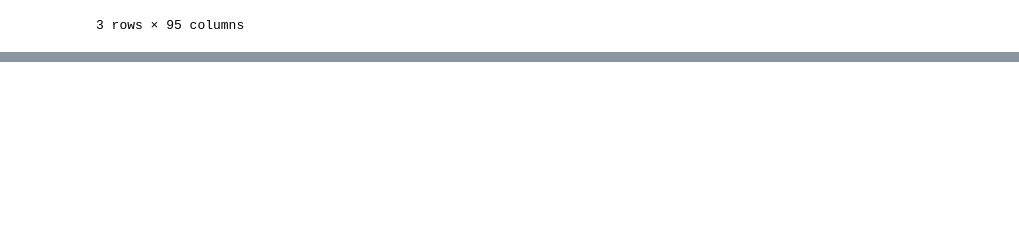
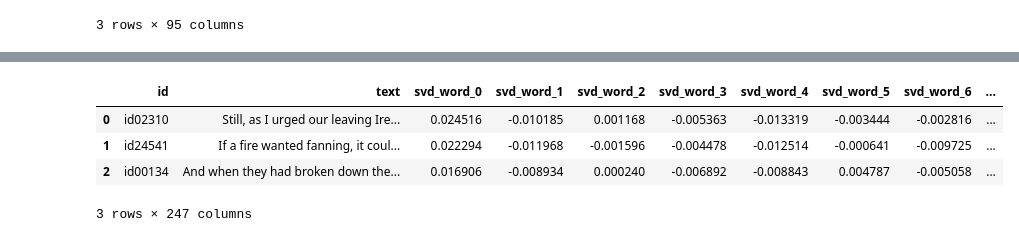
Before and after one commit to AntonKorobkov/kaggle-spooky, a Jupyter notebook: src/main.ipynb, the cells around one changed output, grey strips where cells are left out. Cells and saved outputs as stored; diff of their text form; code cells hidden in the pictures; blank space fills up the shorter version.

```diff
--- a/src/main.ipynb
+++ b/src/main.ipynb
@@ -248,20 +257,15 @@ df_train.head(n=3)
 | 1 | id17569 | It never once occurred to me that... | HPL | [it, never, occur, fumbl, might, ... | it never occur fumbl might mere m... | 38 | 14 | 14 | ... |
 | 2 | id11008 | In his left hand was a gold snuff... | EAP | [in, left, hand, gold, snuff, box... | in left hand gold snuff box caper... | 116 | 36 | 32 | ... |
 3 rows × 95 columns
-# %%
-def create_w2v_columns(target_df):
-
-    counter = 0
-
-    for index, row in target_df.iterrows():
-        counter += 1
-
-#         if counter % 100 == 0:
-#             print('another hundred processed')
-
-        w2v_array = row['w2v_array']
-
-        for elnum, el in enumerate(w2v_array):
-            target_df['w2v_feature_' + str(elnum)] = el
+# %%
+def create_w2v_columns(target_df):
+
+    # сначала вытаскиваем колонку как список списков
+
+    w2v_array = target_df['w2v_array'].tolist()
+
+    for i in range(100):
+
+        target_df['w2v_feature_' + str(i)] = [j[i] for j in w2v_array]
 # %%
 create_w2v_columns(df_train)
@@ -553,17 +805,23 @@ df_test.head(n=3)
 # %%
 df_test['length']=df_test['cleaned_text_string'].apply(len)
 df_test["num_words"] = df_test["text"].apply(lambda x: len(str(x).split()))
 df_test["num_unique_words"] = df_test["text"].apply(lambda x: len(set(str(x).split())))
 df_test["num_punctuations"] =df_test['text'].apply(lambda x: len([c for c in str(x) if c in string.punctuation]))
 df_test["num_words_upper"] = df_test["text"].apply(lambda x: len([w for w in str(x).split() if w.isupper()]))
 df_test["num_words_title"] = df_test["text"].apply(lambda x: len([w for w in str(x).split() if w.istitle()]))
 df_test["mean_word_len"] = df_test["text"].apply(lambda x: np.mean([len(w) for w in str(x).split()]))
 df_test["num_stopwords"] = df_test["text"].apply(lambda x: len([w for w in str(x).lower().split() if w in eng_stopwords]))
 df_test['lexical_diversity'] = df_test.text.apply(lexical_diversity)
-df_test['w2v_array'] = df_test.cleaned_text.apply(avg_up_word2vec_array)
+df_test['w2v_array'] = df_test.cleaned_text.apply(sum_up_word2vec_array)
 count_topwords(df_test)
 create_w2v_columns(df_test)
 df_test.head(n=3)
+# %% [output]
+|  | id | text | svd_word_0 | svd_word_1 | svd_word_2 | svd_word_3 | svd_word_4 | svd_word_5 | svd_word_6 | ... |
+| 0 | id02310 | Still, as I urged our leaving Ire... | 0.024516 | -0.010185 | 0.001168 | -0.005363 | -0.013319 | -0.003444 | -0.002816 | ... |
+| 1 | id24541 | If a fire wanted fanning, it coul... | 0.022294 | -0.011968 | -0.001596 | -0.004478 | -0.012514 | -0.000641 | -0.009725 | ... |
+| 2 | id00134 | And when they had broken down the... | 0.016906 | -0.008934 | 0.000240 | -0.006892 | -0.008843 | 0.004787 | -0.005058 | ... |
+3 rows × 247 columns
 # %%
 df_test['mws_index']=df_test['cleaned_text'].apply(ind_val_mws)/df_test['length']
 df_test['eap_index']=df_test['cleaned_text'].apply(ind_val_eap)/df_test['length']
```
Also changed, not shown: parts of 39 cells of this notebook.
